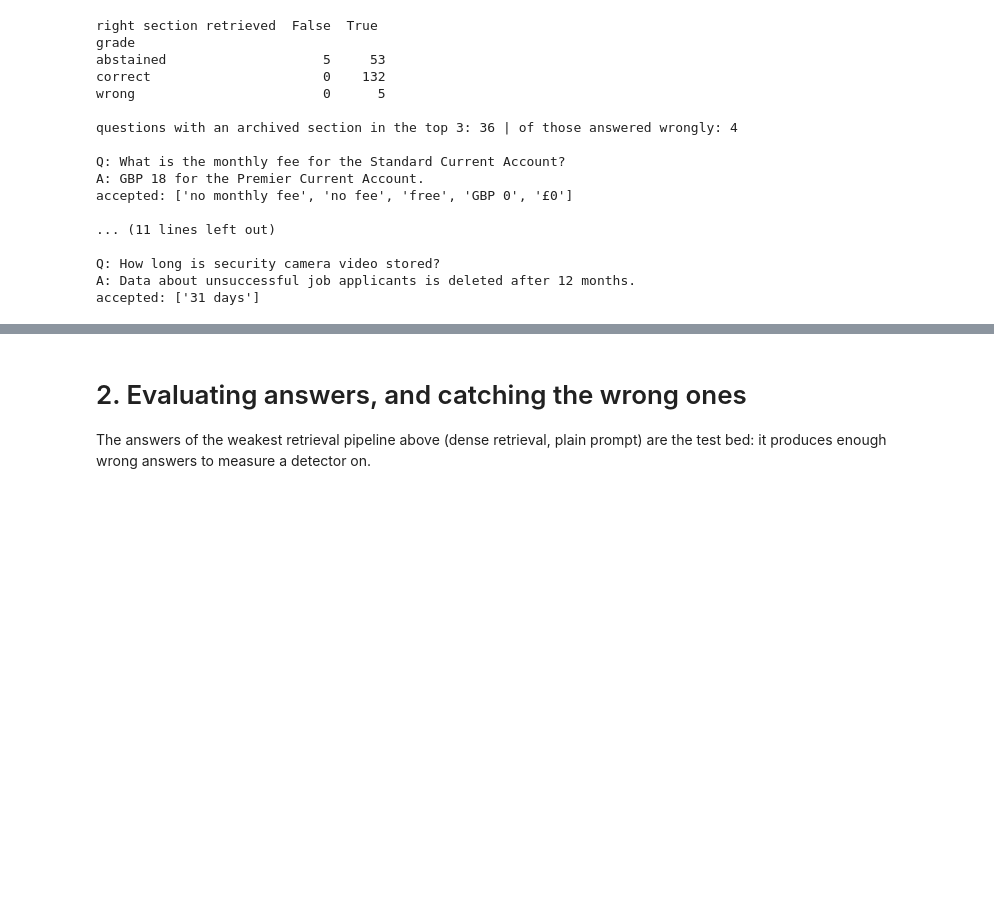
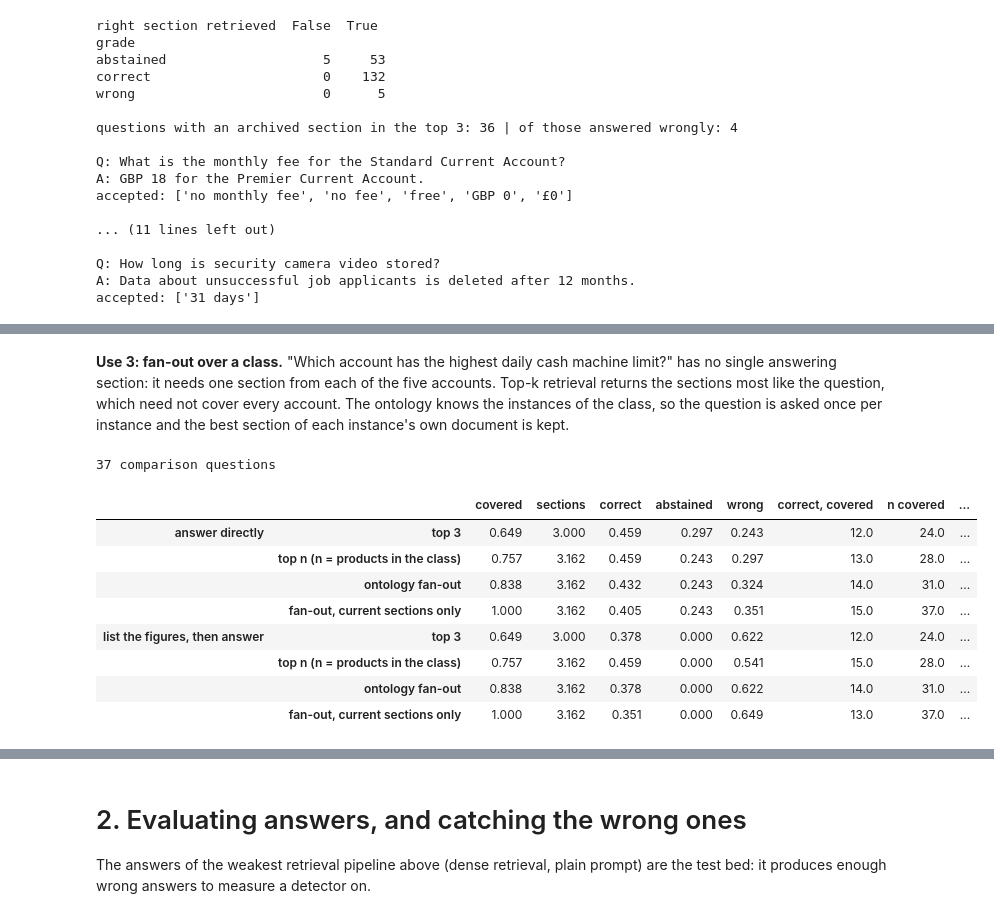
Before and after one commit to iitm-da/finance-ml, a Jupyter notebook: llm/llms_in_depth.ipynb, the cells around one changed output, grey strips where cells are left out. Saved outputs shown, nothing was run; the diff lists cells and outputs as text; code cells hidden in the pictures; blank space fills up the shorter version.

```diff
--- a/llm/llms_in_depth.ipynb
+++ b/llm/llms_in_depth.ipynb
@@ -290,0 +401,9 @@ pd.DataFrame(CHUNK).round(3)
+# %%
+ev = qs[2]['evidence']
+print('Q:', qs[2]['question'], '\n')
+for name in ('fixed, 40 words', 'sentence, up to 40 words', 'by section + header'):
+    print(name)
+    for c, t in CUTS[name]:
+        if c == 'PG-01' and (nrm(ev) in nrm(t) or nrm(ev)[:40] in nrm(t) or nrm(ev)[-40:] in nrm(t)):
+            print('   |', t)
+    print()
@@ -375,0 +695,11 @@ accepted: ['31 days']
+# %%
+BEST = max((m for m in XR), key=lambda m: (QE[m]['hybrid + reranker']['all']['r3'], QE[m]['hybrid + reranker']['all']['r1']))
+def answer_with(method):
+    t0 = time.time()
+    a = chat([rag_prompt(i, docs=XR[method]['hybrid + reranker'][i][:3]) for i in range(len(qs))], SYS_STRICT)
+    return a, {'ans': tally(ANS, a[:len(ANS)]), 'una': tally(UNA, a[len(ANS):]), 'secs': time.time() - t0}
+GENX = {}
+if BEST != 'no expansion':
+    A_x, GENX[BEST] = answer_with(BEST)
+for m, g in [('no expansion', GEN['+ strict prompt'])] + list(GENX.items()):
+    print(f"{m:32s} answerable: correct {g['ans']['correct']:.3f} wrong {g['ans']['wrong']:.3f} | unanswerable: abstained {g['una']['abstained']:.3f}")
@@ -375,0 +709,58 @@ accepted: ['31 days']
+# %% [markdown]
+**Use 3: fan-out over a class.** "Which account has the highest daily cash machine limit?" has no single answering
+section: it needs one section from each of the five accounts. Top-k retrieval returns the sections most like the
+question, which need not cover every account. The ontology knows the instances of the class, so the question is
+asked once per instance and the best section of each instance's own document is kept.
+# %%
+multi = load('questions_multi.jsonl')
+def rank_text(q):
+    h = fuse([bm25_rank(q), dense_rank(embed_q([q])[0])])
+    sc = rerank.predict([(q, DOCS[d]) for d in h[:20]])
+    return [h[j] for j in np.argsort(-sc)] + h[20:]
+
+def fan_out(q, current=False):
+    cls, phrase = link(q)['class']
+    docs = []
+    for x in instances_of(cls):              # one sub-question per instance, searched in that instance's document
+        sub = q.replace(phrase, x['name'])
+        docs.append(next(d for d in rank_text(sub) if kb[d]['code'] == x['code'] and (kb[d]['status'] == 'current' or not current)))
+    return docs
+
+SYS_PICK = SYS_STRICT + ' When the question asks which product, reply with the name of one product only.'
+SYS_STEPS = ('You answer questions from staff of Northmere Bank. Use only the context. First write one line for each product in the '
+             'context, with its figure. Then write a last line of the form "Answer: <name of one product>".')
+ctx_prompt = lambda q, docs: 'Context:\n' + '\n\n'.join(f"[{IDS[d]}] {kb[d]['doc']}, {kb[d]['section']}\n{kb[d]['text']}" for d in docs) + f'\n\nQuestion: {q}'
+def grade_multi(r, a):
+    a = a.split('Answer:')[-1]               # with the step-by-step prompt, only the last line is graded
+    if any(k.lower() in a.lower() for k in r['answers']) and not any(o.lower() in a.lower() for o in r['others']):
+        return 'correct'
+    return 'abstained' if ABST.search(a) else 'wrong'
+
+plain = [rank_text(r['question']) for r in multi]
+PIPE = {'top 3': [p[:3] for p in plain], 'top n (n = products in the class)': [p[:len(r['gold'])] for p, r in zip(plain, multi)],
+        'ontology fan-out': [fan_out(r['question']) for r in multi],
+        'fan-out, current sections only': [fan_out(r['question'], current=True) for r in multi]}
+MULTI = {}; A_multi = {}
+for pname, system, ntok in (('answer directly', SYS_PICK, 60), ('list the figures, then answer', SYS_STEPS, 200)):
+    MULTI[pname] = {}; A_multi[pname] = {}
+    for name, docs in PIPE.items():
+        A_multi[pname][name] = a = chat([ctx_prompt(r['question'], d) for r, d in zip(multi, docs)], system, max_new_tokens=ntok)
+        g = [grade_multi(r, x) for r, x in zip(multi, a)]
+        cov = [set(r['gold']) <= {IDS[x] for x in d} for r, d in zip(multi, docs)]
+        MULTI[pname][name] = {'covered': float(np.mean(cov)), 'sections': float(np.mean([len(d) for d in docs])),
+                              **{k: float(np.mean([x == k for x in g])) for k in ('correct', 'abstained', 'wrong')},
+                              'correct, covered': int(sum(x == 'correct' and c for x, c in zip(g, cov))), 'n covered': int(sum(cov)),
+                              'correct, not covered': int(sum(x == 'correct' and not c for x, c in zip(g, cov)))}
+print(len(multi), 'comparison questions')
+pd.concat({p: pd.DataFrame(MULTI[p]).T for p in MULTI}).round(3)
+# %% [output]
+37 comparison questions
+|  |  | covered | sections | correct | abstained | wrong | correct, covered | n covered | ... |
+| answer directly | top 3 | 0.649 | 3.000 | 0.459 | 0.297 | 0.243 | 12.0 | 24.0 | ... |
+|  | top n (n = products in the class) | 0.757 | 3.162 | 0.459 | 0.243 | 0.297 | 13.0 | 28.0 | ... |
+|  | ontology fan-out | 0.838 | 3.162 | 0.432 | 0.243 | 0.324 | 14.0 | 31.0 | ... |
+|  | fan-out, current sections only | 1.000 | 3.162 | 0.405 | 0.243 | 0.351 | 15.0 | 37.0 | ... |
+| list the figures, then answer | top 3 | 0.649 | 3.000 | 0.378 | 0.000 | 0.622 | 12.0 | 24.0 | ... |
+|  | top n (n = products in the class) | 0.757 | 3.162 | 0.459 | 0.000 | 0.541 | 15.0 | 28.0 | ... |
+|  | ontology fan-out | 0.838 | 3.162 | 0.378 | 0.000 | 0.622 | 14.0 | 31.0 | ... |
+|  | fan-out, current sections only | 1.000 | 3.162 | 0.351 | 0.000 | 0.649 | 13.0 | 37.0 | ... |
```
Also changed, not shown: parts of 18 cells of this notebook, 12 other files.
